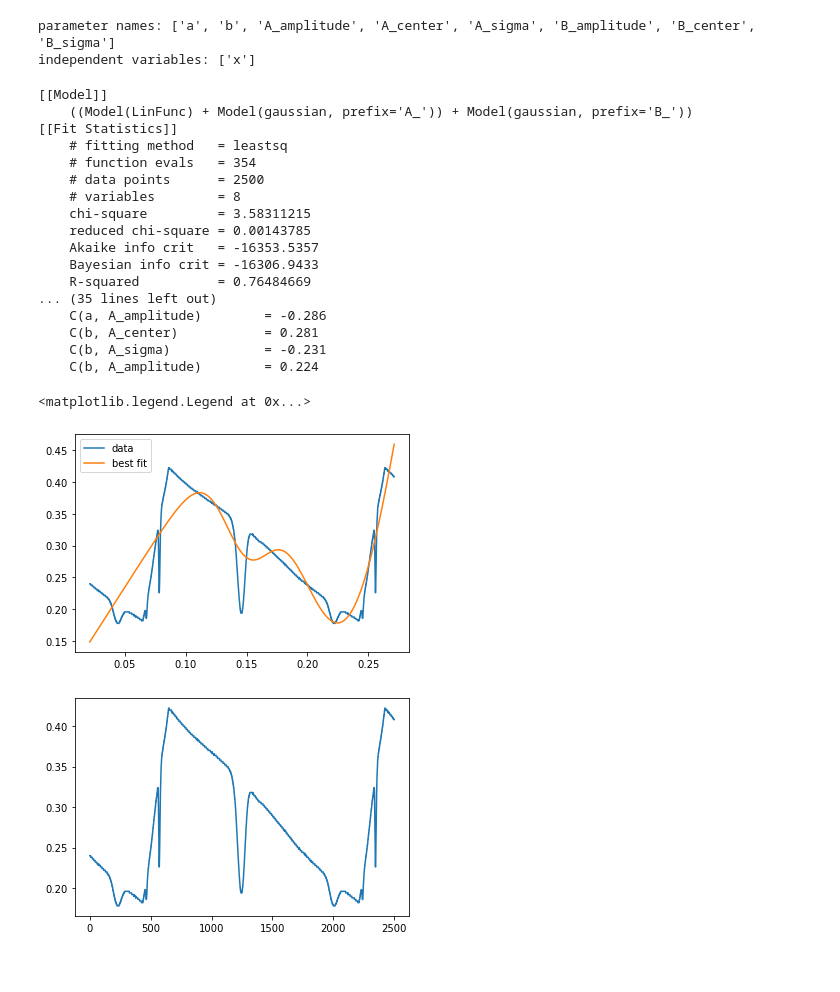
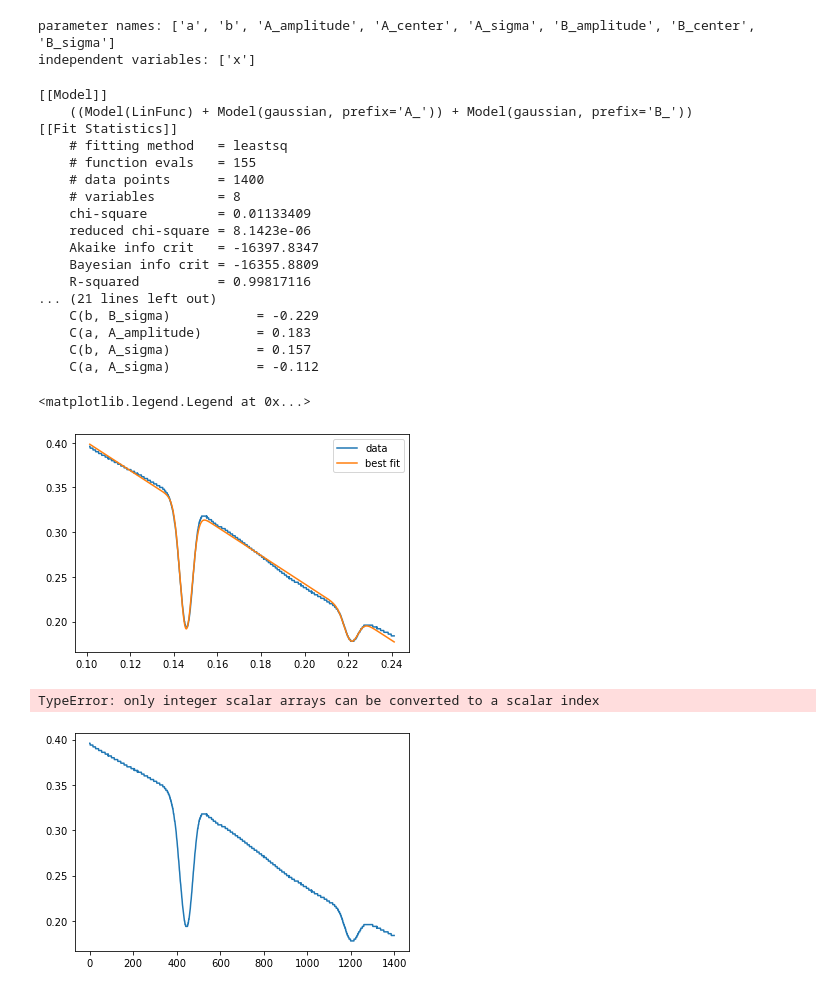
Before and after one commit to Rikkertttt/Rubidium-Spectroscopy, a Jupyter notebook: magnetic diversion.ipynb, the cells around one changed output. Saved outputs shown, nothing was run; the diff lists cells and outputs as text; code cells hidden in the pictures.

Commit message:
fit convert works

```diff
--- a/magnetic diversion.ipynb
+++ b/magnetic diversion.ipynb
@@ -40,3 +40,14 @@ df01
 | 2498 | 0.15878 | 0.0312 |
 | 2499 | 0.15879 | 0.0312 |
 2500 rows × 2 columns
+# %%
+convertxcut = []
+convertycut = []
+df_convertx = df_convert[3]
+df_converty = df_convert[4]
+
+for x in range(800,2200):
+    convertxcut.append(df_convertx[x])
+    convertycut.append(df_converty[x])
+
+plt.plot(convertxcut, convertycut)
@@ -58,46 +72,47 @@ print(f'independent variables: {tot_model.independent_vars}')
 parameter names: ['a', 'b', 'A_amplitude', 'A_center', 'A_sigma', 'B_amplitude', 'B_center', 'B_sigma']
 independent variables: ['x']
 # %%
-a = (df_convert[4][0]-df_convert[4][len(df_convert[4])-1])/(df_convert[3][0]-df_convert[3][len(df_convert[3])-1])
+a = (convertycut[0]-convertycut[len(convertycut)-1])/(convertxcut[0]-convertxcut[len(convertxcut)-1])
 
 b = 2.5
 # %%
-result = tot_model.fit(df_convert[4], x=df_convert[3], a=a, b=b, A_amplitude=0.25, A_center=0.14, A_sigma=1.8227e-05, B_amplitude=-0.1, B_center=0.22, B_sigma=1.8227e-05)
+result = tot_model.fit(convertycut, x=convertxcut, a=a, b=b, A_amplitude=-0.25, A_center=0.14, A_sigma=1.8227e-05, B_amplitude=-0.1, B_center=0.22, B_sigma=1.8227e-05)
 
 
 
 print(result.fit_report())
 
-plt.plot(df_convert[3], df_convert[4], label='data')
+plt.plot(convertxcut, convertycut, label='data')
 #plt.plot(df[9], result.init_fit, '--', label='initial fit')
-plt.plot(df_convert[3], result.best_fit, '-', label='best fit')
+plt.plot(convertxcut, result.best_fit, '-', label='best fit')
 plt.legend()
 # %% [output]
 [[Model]]
     ((Model(LinFunc) + Model(gaussian, prefix='A_')) + Model(gaussian, prefix='B_'))
 [[Fit Statistics]]
     # fitting method   = leastsq
-    # function evals   = 354
-    # data points      = 2500
+    # function evals   = 155
+    # data points      = 1400
     # variables        = 8
-    chi-square         = 3.58311215
-    reduced chi-square = 0.00143785
-    Akaike info crit   = -16353.5357
-    Bayesian info crit = -16306.9433
-    R-squared          = 0.76484669
-... (35 lines left out)
-    C(a, A_amplitude)        = -0.286
-    C(b, A_center)           = 0.281
-    C(b, A_sigma)            = -0.231
-    C(b, A_amplitude)        = 0.224
+    chi-square         = 0.01133409
+    reduced chi-square = 8.1423e-06
+    Akaike info crit   = -16397.8347
+    Bayesian info crit = -16355.8809
+    R-squared          = 0.99817116
+... (21 lines left out)
+    C(b, B_sigma)           = -0.229
+    C(a, A_amplitude)       = 0.183
+    C(b, A_sigma)           = 0.157
+    C(a, A_sigma)           = -0.112
 <matplotlib.legend.Legend at 0x...>
-[figure, old version]
+[figure, new version]
 # %%
-peaks, _ = find_peaks(df_convert[3], height=0.20, threshold=None, distance=10, prominence=(None, 0.21), width=None, wlen=None, rel_height=0.5, plateau_size=None)
+peaks, _ = find_peaks(convertxcut, height=0.20, threshold=None, distance=10, prominence=(None, 0.21), width=None, wlen=None, rel_height=0.5, plateau_size=None)
 #np.diff(peaks)
 #array([186, 180, 177, 171, 177, 169, 167, 164, 158, 162, 172])
-plt.plot(df_convert[4])
-plt.plot(peaks, df_convert[3][peaks], "x")
+plt.plot(convertycut)
+plt.plot(peaks, convertxcut[peaks], "x")
 plt.show()
 # %% [output]
+TypeError: only integer scalar arrays can be converted to a scalar index
-[figure, old version]
+[figure, new version]
```
Also changed, not shown: parts of 1 cell of this notebook.
